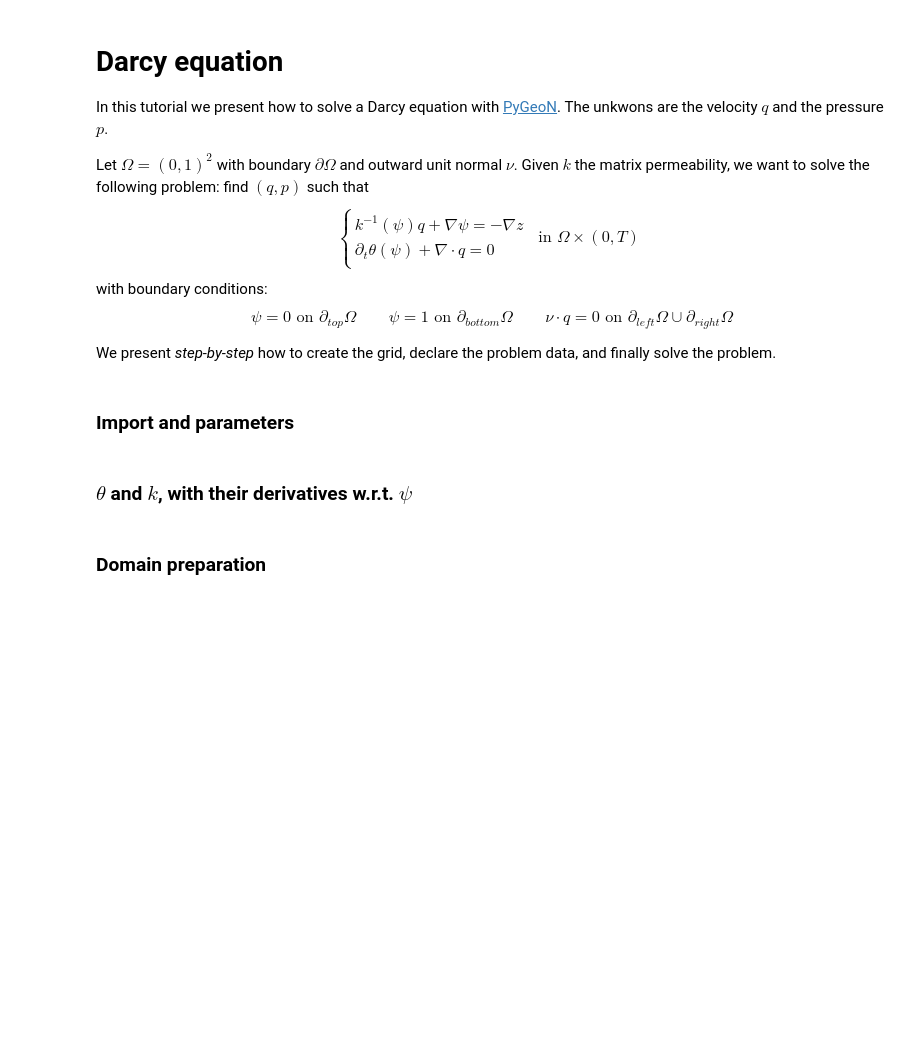
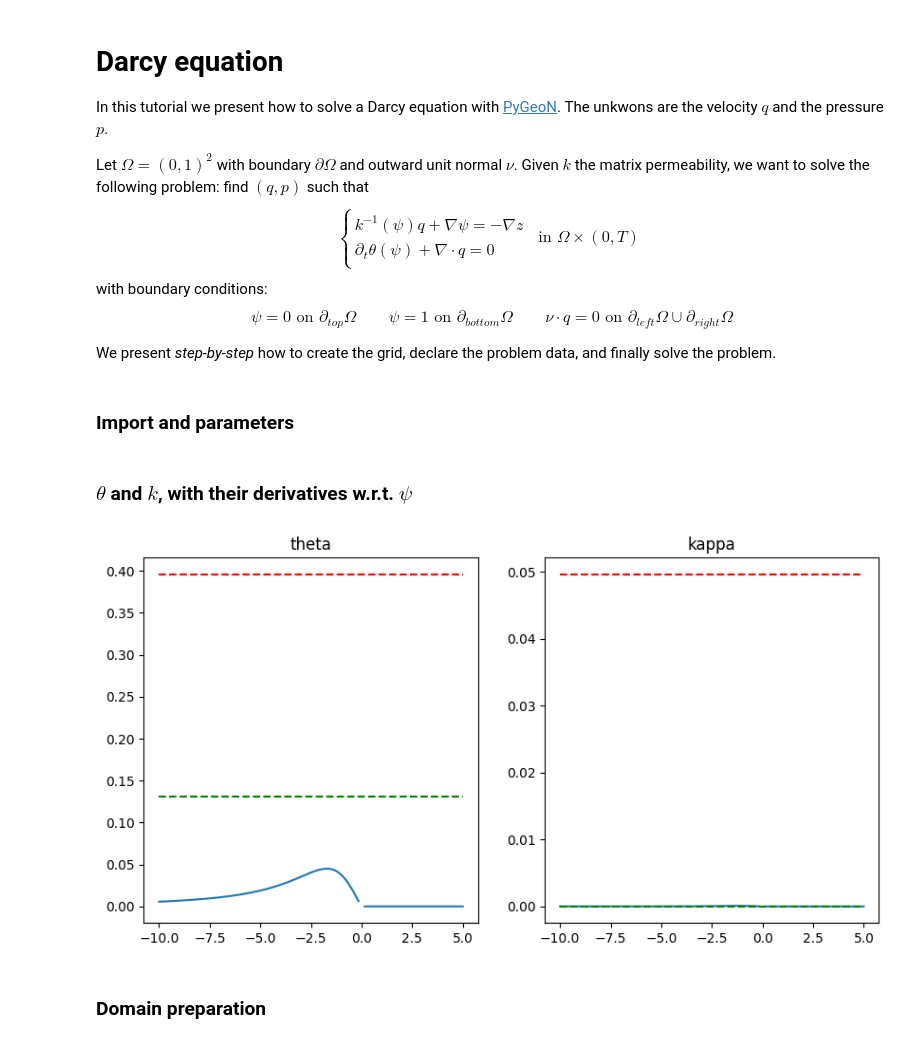
Before and after one commit to compgeo-mox/richards, a Jupyter notebook: src/richards_initial_tests/richards_evolutionary.ipynb, the cells around one changed output. Drawn from its saved outputs; the diff is of its cells as text; code cells hidden in the pictures; blank space fills up the shorter version.

Commit message:
Added plots (same as uploaded main.py)

```diff
--- a/src/richards_initial_tests/richards_evolutionary.ipynb
+++ b/src/richards_initial_tests/richards_evolutionary.ipynb
@@ -104,3 +103,42 @@ def dconductivity_tensor_dpsi(psi):
+# %%
+def quick_plot(theta_der = 0, cond_der = 0):
+    psi_val = np.linspace(-10, 5, 100)
+    theta_val = dtheta_dpsi(psi_val, theta_der)
+    kappa_val = dconductivity_coeff_dpsi(psi_val, cond_der)
+
+    theta_max = theta_s
+    theta_min = theta_r
+
+    kappa_max = K_s
+    kappa_min = dconductivity_coeff_dpsi(np.array([-1e10]), cond_der)
+
+    _, (ax1, ax2) = plt.subplots(1, 2, figsize=(10, 5))
+
+    ax1.plot(psi_val, theta_val)
+    ax1.plot(psi_val, theta_max * np.ones_like(psi_val), linestyle="--", color="red")
+    ax1.plot(
+        psi_val,
+        theta_min * np.ones_like(psi_val),
+        linestyle="--",
+        color="green",
+    )
+    ax1.set_title("theta")
+
+    ax2.plot(psi_val, kappa_val)
+    ax2.plot(psi_val, kappa_max * np.ones_like(psi_val), linestyle="--", color="red")
+    ax2.plot(
+        psi_val,
+        kappa_min * np.ones_like(psi_val),
+        linestyle="--",
+        color="green",
+    )
+    ax2.set_title("kappa")
+
+    plt.show()
+# %%
+quick_plot(1, 1)
+# %% [output]
+[figure, added]
 # %% [markdown]
 ### Domain preparation
 # %%
```
Also changed, not shown: parts of 12 cells of this notebook.
